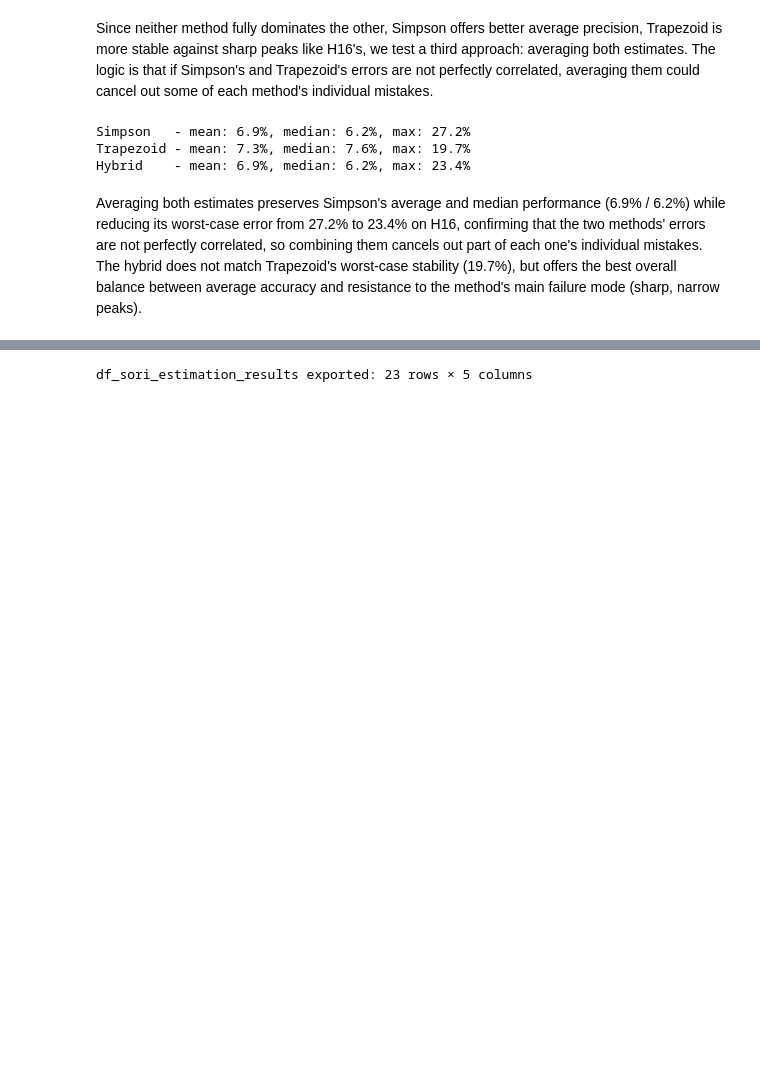
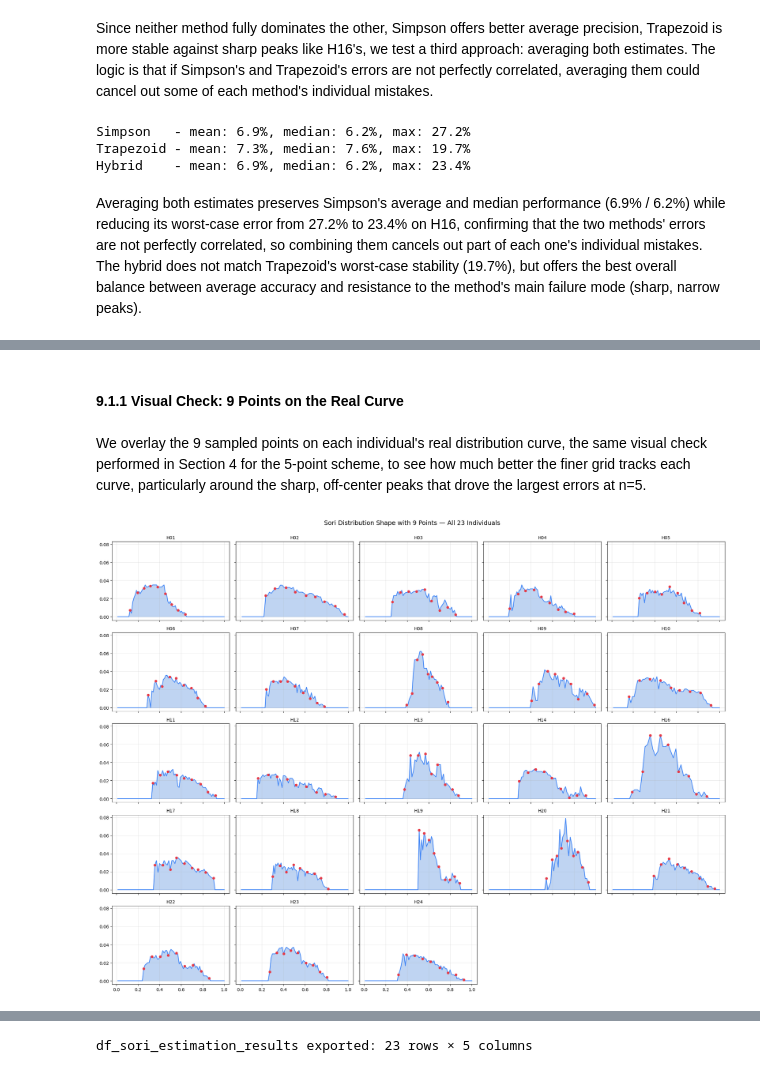
Before and after one commit to juan-llanos/fern-reproductive-morphometrics, a Jupyter notebook: notebooks/06_sori_estimation_reduced_sampling.ipynb, the cells around one changed output, grey strips where cells are left out. Drawn from its saved outputs; the diff is of its cells as text; code cells hidden in the pictures; blank space fills up the shorter version.

```diff
--- a/notebooks/06_sori_estimation_reduced_sampling.ipynb
+++ b/notebooks/06_sori_estimation_reduced_sampling.ipynb
@@ -341,0 +551,43 @@ Averaging both estimates preserves Simpson's average and median performance (6.9
+# %% [markdown]
+#### 9.1.1 Visual Check: 9 Points on the Real Curve
+# %% [markdown]
+We overlay the 9 sampled points on each individual's real distribution curve, the same visual
+check performed in Section 4 for the 5-point scheme, to see how much better the finer grid
+tracks each curve, particularly around the sharp, off-center peaks that drove the largest errors
+at n=5.
+# %%
+ids = sorted(df_sori_real["individual_id"].unique())
+point_labels = ["p1", "p2", "p3", "p4", "p5", "p6", "p7", "p8", "p9"]
+
+n_cols = 5
+n_rows = int(np.ceil(len(ids) / n_cols))
+
+fig, axes = plt.subplots(n_rows, n_cols, figsize=(20, 3 * n_rows), sharex=True, sharey=True)
+axes = axes.flatten()
+
+for i, ind in enumerate(ids):
+    group = df_sori_real[df_sori_real["individual_id"] == ind].sort_values("row_id", ascending=True).reset_index(drop=True)
+    total = group["n_sori_per_row"].sum()
+    n_rows_total = group["row_id"].max()
+    rel_pos = group["row_id"] / n_rows_total
+    density = group["n_sori_per_row"] / total
+
+    axes[i].plot(rel_pos, density, color="#3b82f6", lw=1.5)
+    axes[i].fill_between(rel_pos, density, alpha=0.3, color="#2d73d4")
+
+    points_row = df_shape_points_9[df_shape_points_9["individual_id"] == ind].iloc[0]
+    points_x = [points_row[f"{lbl}_pos"] for lbl in point_labels]
+    points_y = [points_row[f"sori_{lbl}"] / total for lbl in point_labels]
+
+    axes[i].scatter(points_x, points_y, color="#e63946", s=25, zorder=3)
+    axes[i].set_title(ind, fontsize=10)
+    axes[i].grid(alpha=0.3)
+
+for j in range(i + 1, len(axes)):
+    axes[j].axis("off")
+
+fig.suptitle("Sori Distribution Shape with 9 Points — All 23 Individuals", fontsize=14, y=1.0)
+plt.tight_layout()
+plt.show()
+# %% [output]
+[figure, added]
```
Also changed, not shown: parts of 46 cells of this notebook, 4 other files.
